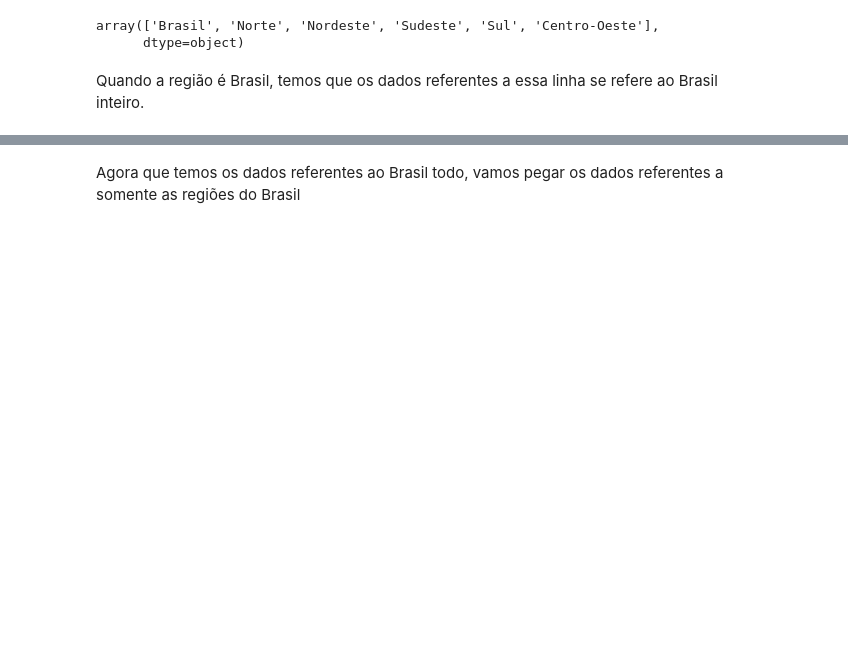
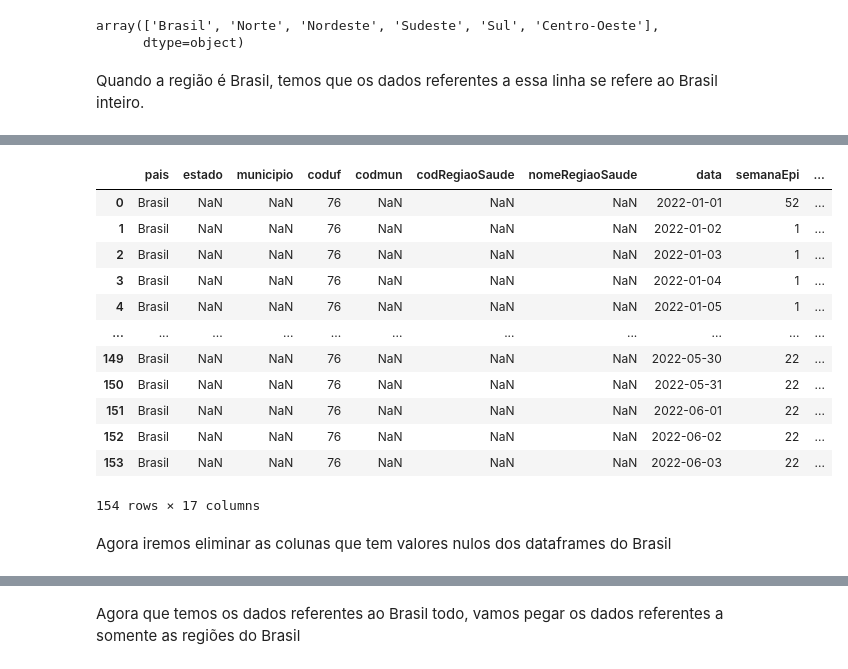
Before and after one commit to GabriellMiranda/TP-Dados-Analise-de-dados-de-covid, a Jupyter notebook: Trabalho_de_Dados.ipynb, the cells around one changed output, grey strips where cells are left out. Saved outputs shown, nothing was run; the diff lists cells and outputs as text; code cells hidden in the pictures; blank space fills up the shorter version.

```diff
--- a/Trabalho_de_Dados.ipynb
+++ b/Trabalho_de_Dados.ipynb
@@ -65,3 +90,8 @@ Quando a região é Brasil, temos que os dados referentes a essa linha se refere
 DadosBrasil2020 = covid2020[covid2020['regiao'] == 'Brasil']
 DadosBrasil2021 = covid2021[covid2021['regiao'] == "Brasil"]
 DadosBrasil2022 = covid2022[covid2022['regiao'] == 'Brasil']
+# %%
+#mudando a coluna do nome região para pais, já que só teremos os dados do Brasil
+DadosBrasil2020.rename(columns = {'regiao':'pais'}, inplace = True)
+DadosBrasil2021.rename(columns = {'regiao':'pais'}, inplace = True)
+DadosBrasil2022.rename(columns = {'regiao':'pais'}, inplace = True)
@@ -67,0 +111,18 @@ DadosBrasil2022 = covid2022[covid2022['regiao'] == 'Brasil']
+# %%
+DadosBrasil2022
+# %% [output]
+|  | pais | estado | municipio | coduf | codmun | codRegiaoSaude | nomeRegiaoSaude | data | semanaEpi | ... |
+| 0 | Brasil | NaN | NaN | 76 | NaN | NaN | NaN | 2022-01-01 | 52 | ... |
+| 1 | Brasil | NaN | NaN | 76 | NaN | NaN | NaN | 2022-01-02 | 1 | ... |
+| 2 | Brasil | NaN | NaN | 76 | NaN | NaN | NaN | 2022-01-03 | 1 | ... |
+| 3 | Brasil | NaN | NaN | 76 | NaN | NaN | NaN | 2022-01-04 | 1 | ... |
+| 4 | Brasil | NaN | NaN | 76 | NaN | NaN | NaN | 2022-01-05 | 1 | ... |
+| ... | ... | ... | ... | ... | ... | ... | ... | ... | ... | ... |
+| 149 | Brasil | NaN | NaN | 76 | NaN | NaN | NaN | 2022-05-30 | 22 | ... |
+| 150 | Brasil | NaN | NaN | 76 | NaN | NaN | NaN | 2022-05-31 | 22 | ... |
+| 151 | Brasil | NaN | NaN | 76 | NaN | NaN | NaN | 2022-06-01 | 22 | ... |
+| 152 | Brasil | NaN | NaN | 76 | NaN | NaN | NaN | 2022-06-02 | 22 | ... |
+| 153 | Brasil | NaN | NaN | 76 | NaN | NaN | NaN | 2022-06-03 | 22 | ... |
+154 rows × 17 columns
+# %% [markdown]
+Agora iremos eliminar as colunas que tem valores nulos dos dataframes do Brasil
```
Also changed, not shown: parts of 23 cells of this notebook, 1 other file.
